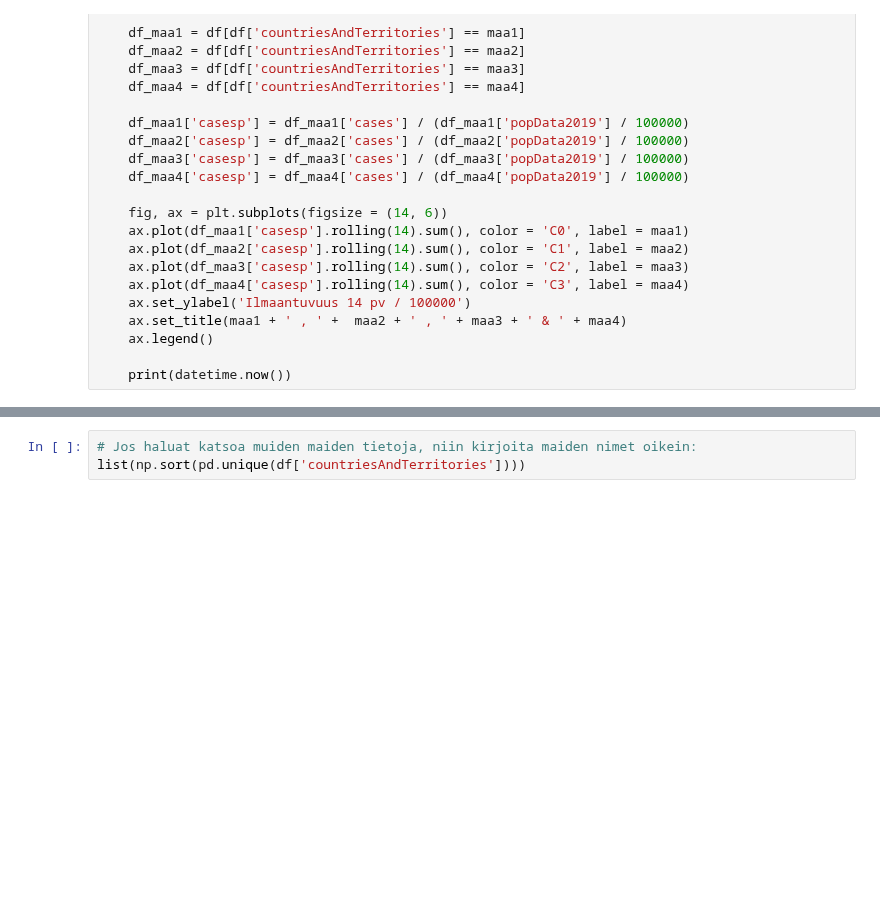
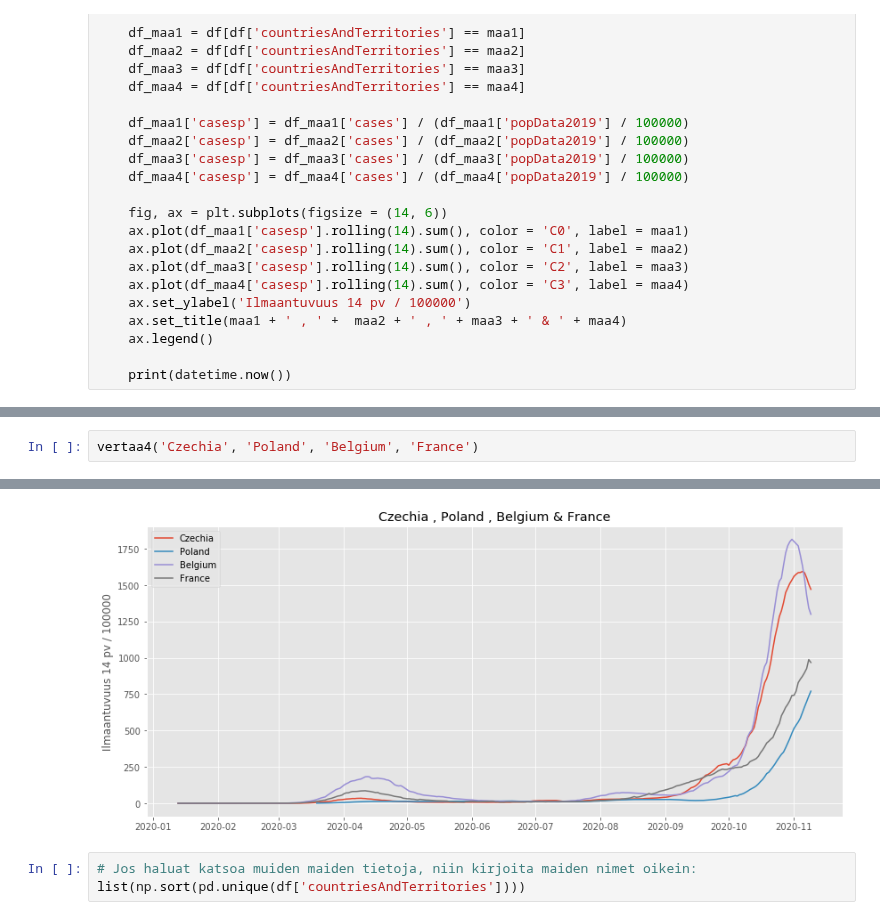
Before and after one commit to taanila/aikasarjat, a Jupyter notebook: covid.ipynb, the cells around one changed output, grey strips where cells are left out. Saved outputs shown, nothing was run; the diff lists cells and outputs as text; blank space fills up the shorter version.

```diff
--- a/covid.ipynb
+++ b/covid.ipynb
@@ -112,0 +113,3 @@ vertaa4('Finland', 'Sweden', 'Norway', 'Denmark')
+# %%
+vertaa4('Czechia', 'Poland', 'Belgium', 'France')
+# %% [output]
@@ -113,3 +117,4 @@ vertaa4('Finland', 'Sweden', 'Norway', 'Denmark')
+[figure, added]
 # %%
 # Jos haluat katsoa muiden maiden tietoja, niin kirjoita maiden nimet oikein:
 list(np.sort(pd.unique(df['countriesAndTerritories'])))
```
Also changed, not shown: parts of 9 cells of this notebook.
